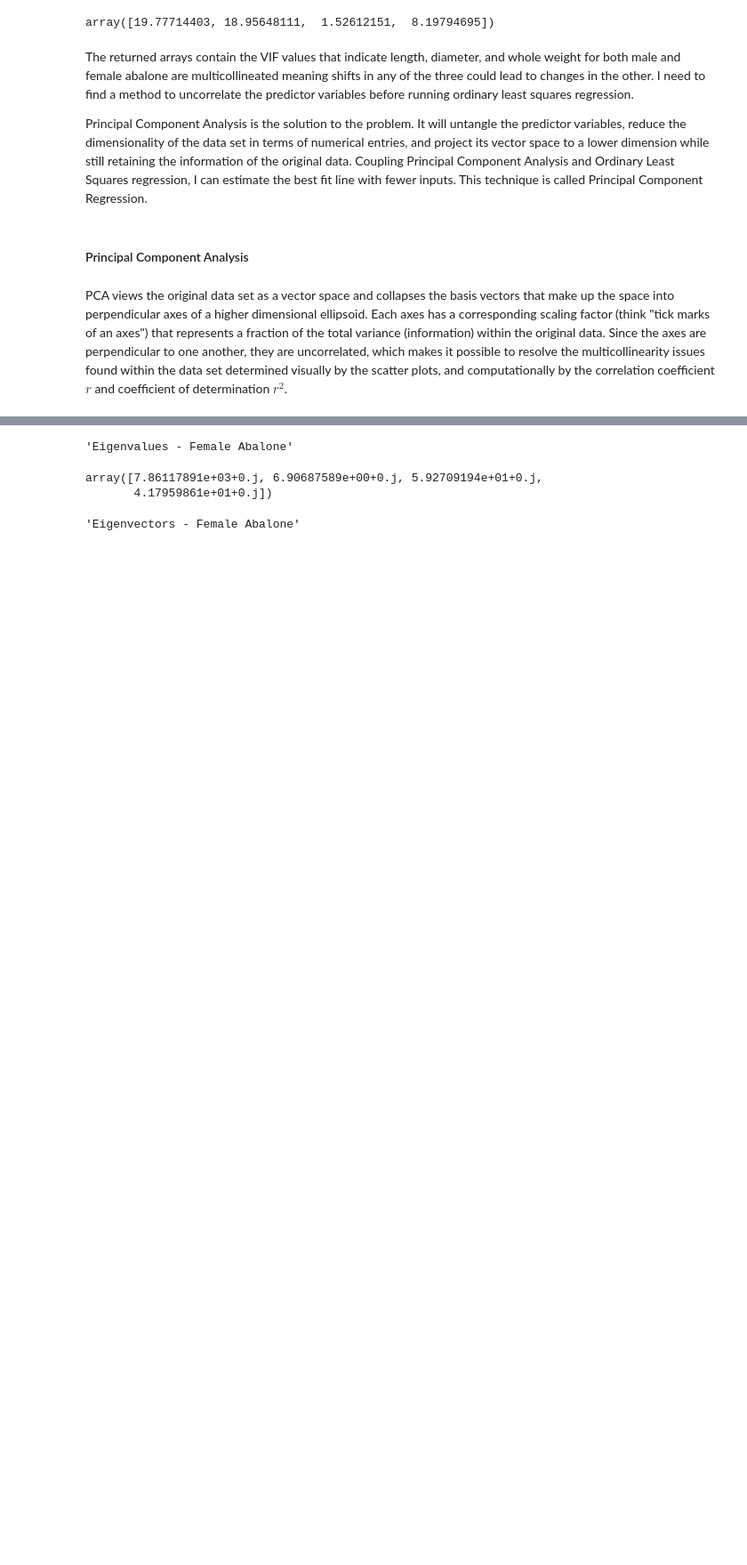
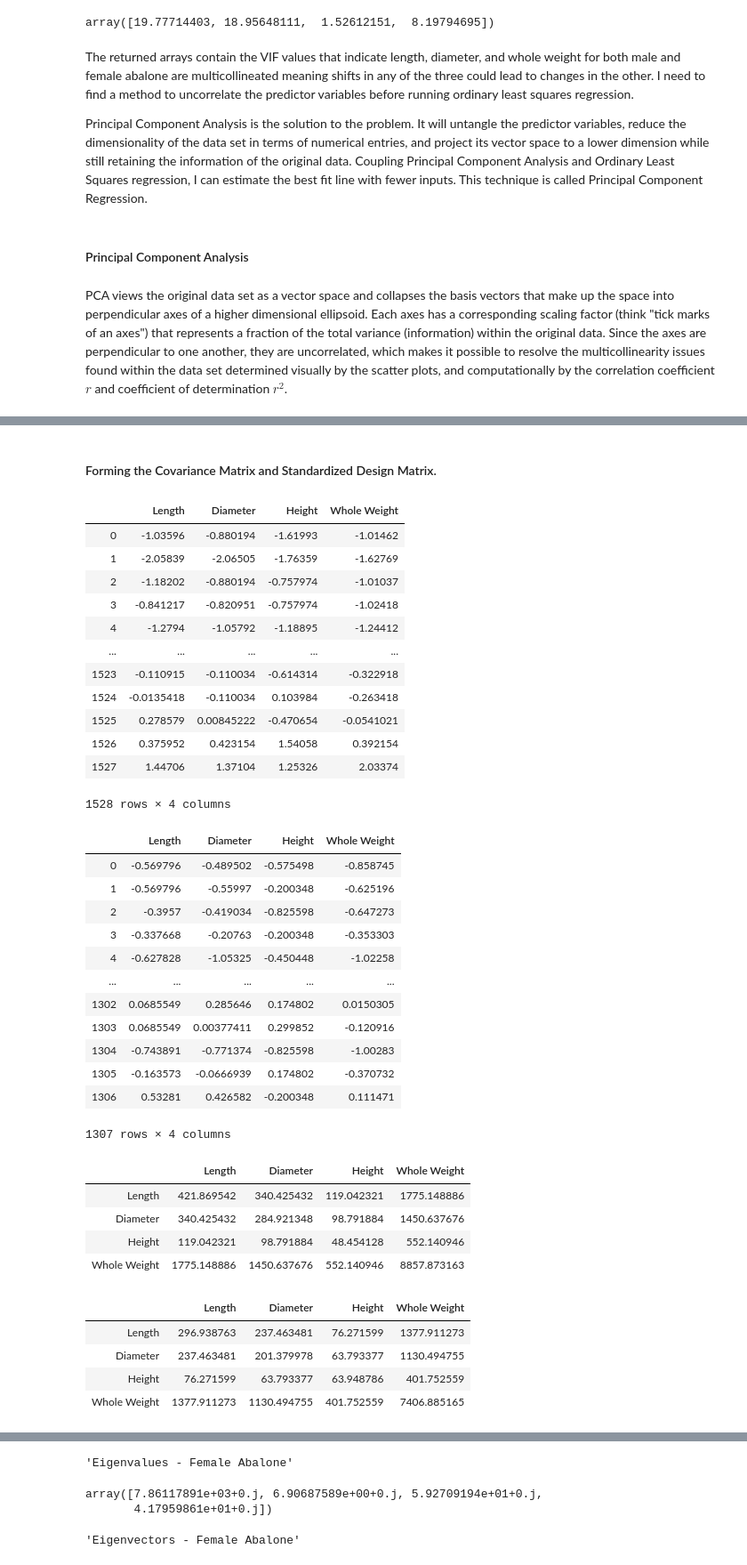
Before and after one commit to thokieu/Abalone-Regression, a Jupyter notebook: Workbook.ipynb, the cells around one changed output, grey strips where cells are left out. Shown at 89% size. Saved outputs shown, nothing was run; the diff lists cells and outputs as text; code cells hidden in the pictures; blank space fills up the shorter version.

```diff
--- a/Workbook.ipynb
+++ b/Workbook.ipynb
@@ -530 +505,67 @@ display(cov_m, cov_f)
+# %% [markdown]
+#### Forming the Covariance Matrix and Standardized Design Matrix.
+# %%
+# Form the covariance matrix by XTX or XXT depending how the data is structured to reduce 1000+ by 4 matrix to a 4 by 4.
+pca_male = Aba_data_male[['Length', 'Diameter', 'Height', 'Whole Weight']]
+
+pca_var = ['Length', 'Diameter', 'Height', 'Whole Weight']
+
+# Standardizing design matrix (original data set) by mean centering and scaling by the respective standard deviations because the units are mixed. Grams for weights and mm for length.
+z_mpca = pd.DataFrame(index = Aba_data_male.index, columns = ['Length', 'Diameter', 'Height', 'Whole Weight'])
+z_fpca = pd.DataFrame(index = Aba_data_female.index, columns = ['Length', 'Diameter', 'Height', 'Whole Weight'])
+
+for pc in pca_var:
+    for i in z_mpca.index:
+        z_mpca.loc[i, pc] = (Aba_data_male.loc[i, pc] - Aba_data_male[pc].mean()) / Aba_data_male[pc].std()
+
+for pc in pca_var:
+    for i in z_fpca.index:
+        z_fpca.loc[i, pc] = (Aba_data_female.loc[i, pc] - Aba_data_female[pc].mean()) / Aba_data_female[pc].std()
+
+display(z_mpca, z_fpca)
+
+# the method "df.cov()"will input a data matrix, standardize it then compute the covariance matrix by means of X @ X.T or X.T @ X.
+cov_m = pca_male.cov()
+
+pca_female = Aba_data_female[['Length', 'Diameter', 'Height', 'Whole Weight']]
+cov_f = pca_female.cov()
+
+display(cov_m, cov_f)
+# %% [output]
+|  | Length | Diameter | Height | Whole Weight |
+| 0 | -1.03596 | -0.880194 | -1.61993 | -1.01462 |
+| 1 | -2.05839 | -2.06505 | -1.76359 | -1.62769 |
+| 2 | -1.18202 | -0.880194 | -0.757974 | -1.01037 |
+| 3 | -0.841217 | -0.820951 | -0.757974 | -1.02418 |
+| 4 | -1.2794 | -1.05792 | -1.18895 | -1.24412 |
+| ... | ... | ... | ... | ... |
+| 1523 | -0.110915 | -0.110034 | -0.614314 | -0.322918 |
+| 1524 | -0.0135418 | -0.110034 | 0.103984 | -0.263418 |
+| 1525 | 0.278579 | 0.00845222 | -0.470654 | -0.0541021 |
+| 1526 | 0.375952 | 0.423154 | 1.54058 | 0.392154 |
+| 1527 | 1.44706 | 1.37104 | 1.25326 | 2.03374 |
+1528 rows × 4 columns
+|  | Length | Diameter | Height | Whole Weight |
+| 0 | -0.569796 | -0.489502 | -0.575498 | -0.858745 |
+| 1 | -0.569796 | -0.55997 | -0.200348 | -0.625196 |
+| 2 | -0.3957 | -0.419034 | -0.825598 | -0.647273 |
+| 3 | -0.337668 | -0.20763 | -0.200348 | -0.353303 |
+| 4 | -0.627828 | -1.05325 | -0.450448 | -1.02258 |
+| ... | ... | ... | ... | ... |
+| 1302 | 0.0685549 | 0.285646 | 0.174802 | 0.0150305 |
+| 1303 | 0.0685549 | 0.00377411 | 0.299852 | -0.120916 |
+| 1304 | -0.743891 | -0.771374 | -0.825598 | -1.00283 |
+| 1305 | -0.163573 | -0.0666939 | 0.174802 | -0.370732 |
+| 1306 | 0.53281 | 0.426582 | -0.200348 | 0.111471 |
+1307 rows × 4 columns
+|  | Length | Diameter | Height | Whole Weight |
+| Length | 421.869542 | 340.425432 | 119.042321 | 1775.148886 |
+| Diameter | 340.425432 | 284.921348 | 98.791884 | 1450.637676 |
+| Height | 119.042321 | 98.791884 | 48.454128 | 552.140946 |
+| Whole Weight | 1775.148886 | 1450.637676 | 552.140946 | 8857.873163 |
+|  | Length | Diameter | Height | Whole Weight |
+| Length | 296.938763 | 237.463481 | 76.271599 | 1377.911273 |
+| Diameter | 237.463481 | 201.379978 | 63.793377 | 1130.494755 |
+| Height | 76.271599 | 63.793377 | 63.948786 | 401.752559 |
+| Whole Weight | 1377.911273 | 1130.494755 | 401.752559 | 7406.885165 |
 # %% [markdown]
```
Also changed, not shown: parts of 17 cells of this notebook.
